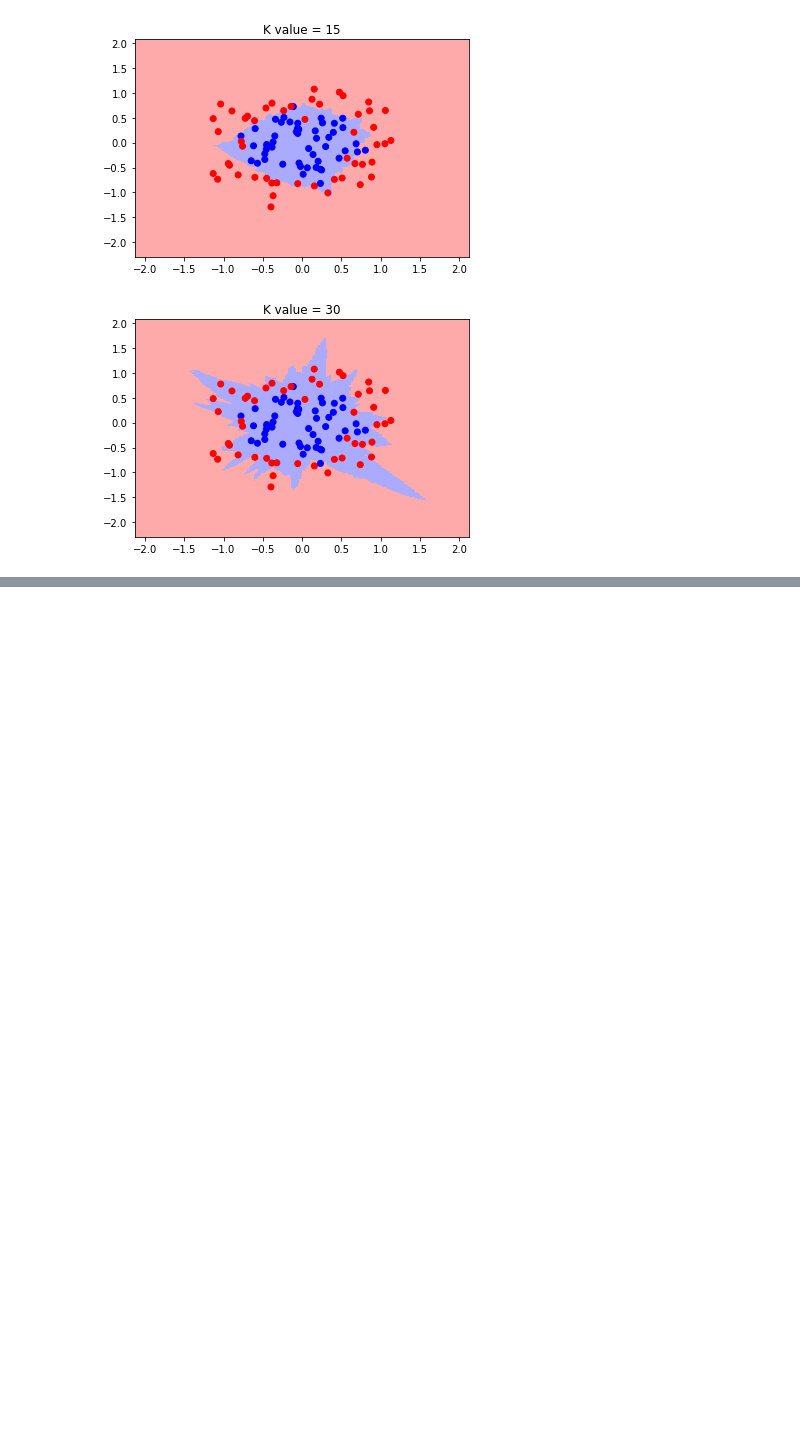
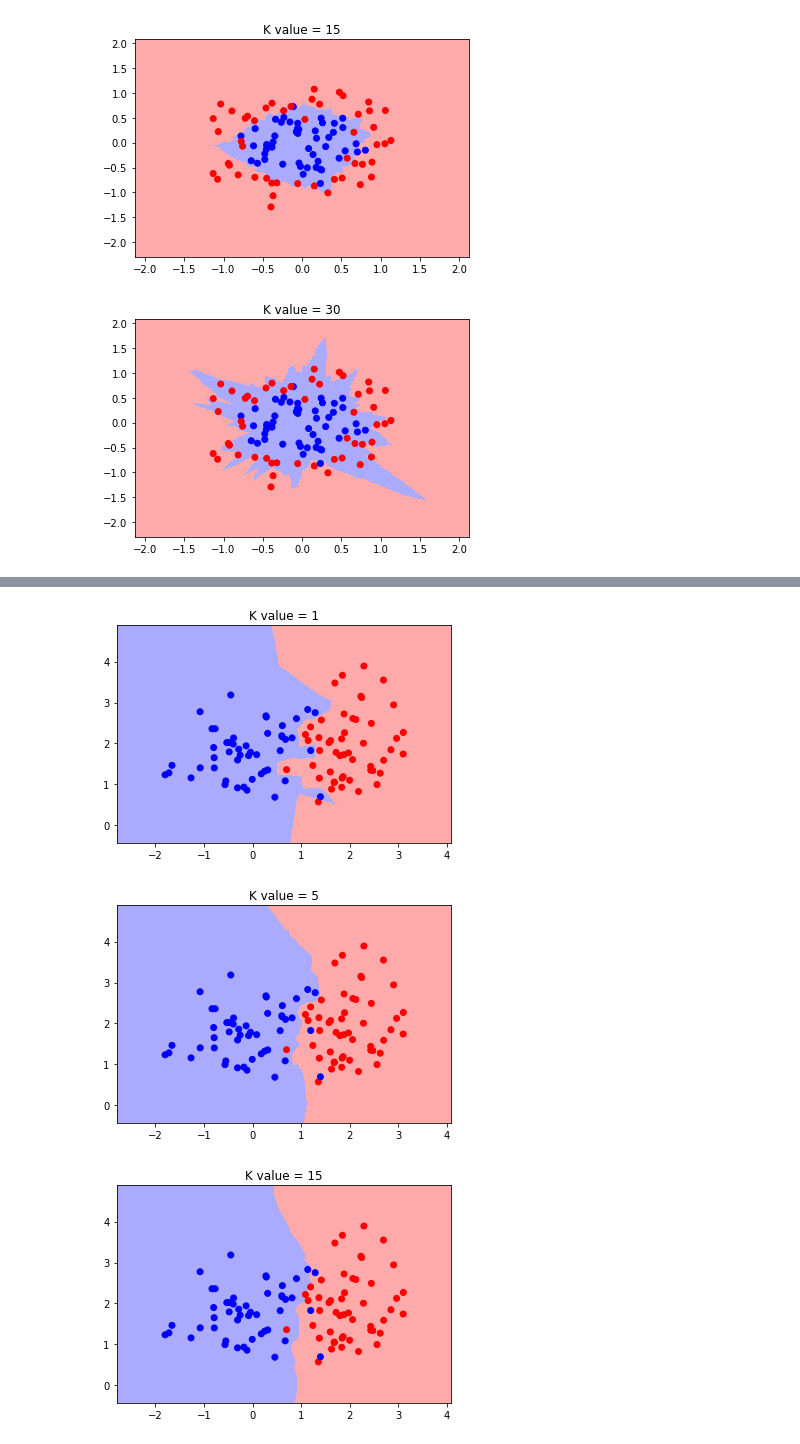
Before and after one commit to R-aryan/Machine_Learning_Crash_Course, a Jupyter notebook: 07-KNN/KNN_Case_Study.ipynb, the cells around one changed output, grey strips where cells are left out. Saved outputs shown, nothing was run; the diff lists cells and outputs as text; code cells hidden in the pictures; blank space fills up the shorter version.

```diff
--- a/07-KNN/KNN_Case_Study.ipynb
+++ b/07-KNN/KNN_Case_Study.ipynb
@@ -105,0 +115,9 @@ knn_comparison(data,30)
+# %%
+data = np.genfromtxt('demo_data/4.linearsep.csv', delimiter=',')
+knn_comparison(data, 1)
+knn_comparison(data, 5)
+knn_comparison(data)
+# %% [output]
+[figure, added]
+[figure, added]
+[figure, added]
```
Also changed, not shown: parts of 2 cells of this notebook.
